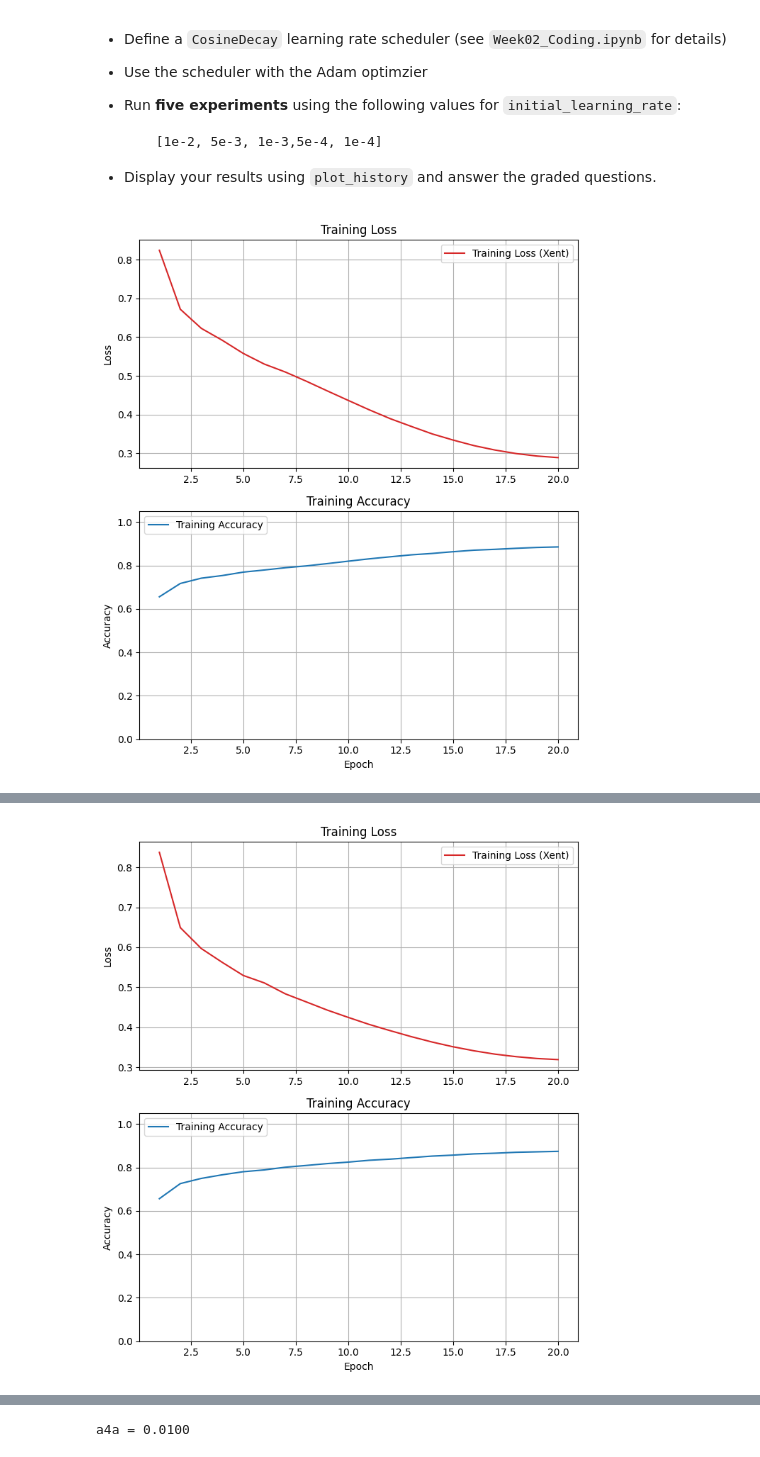
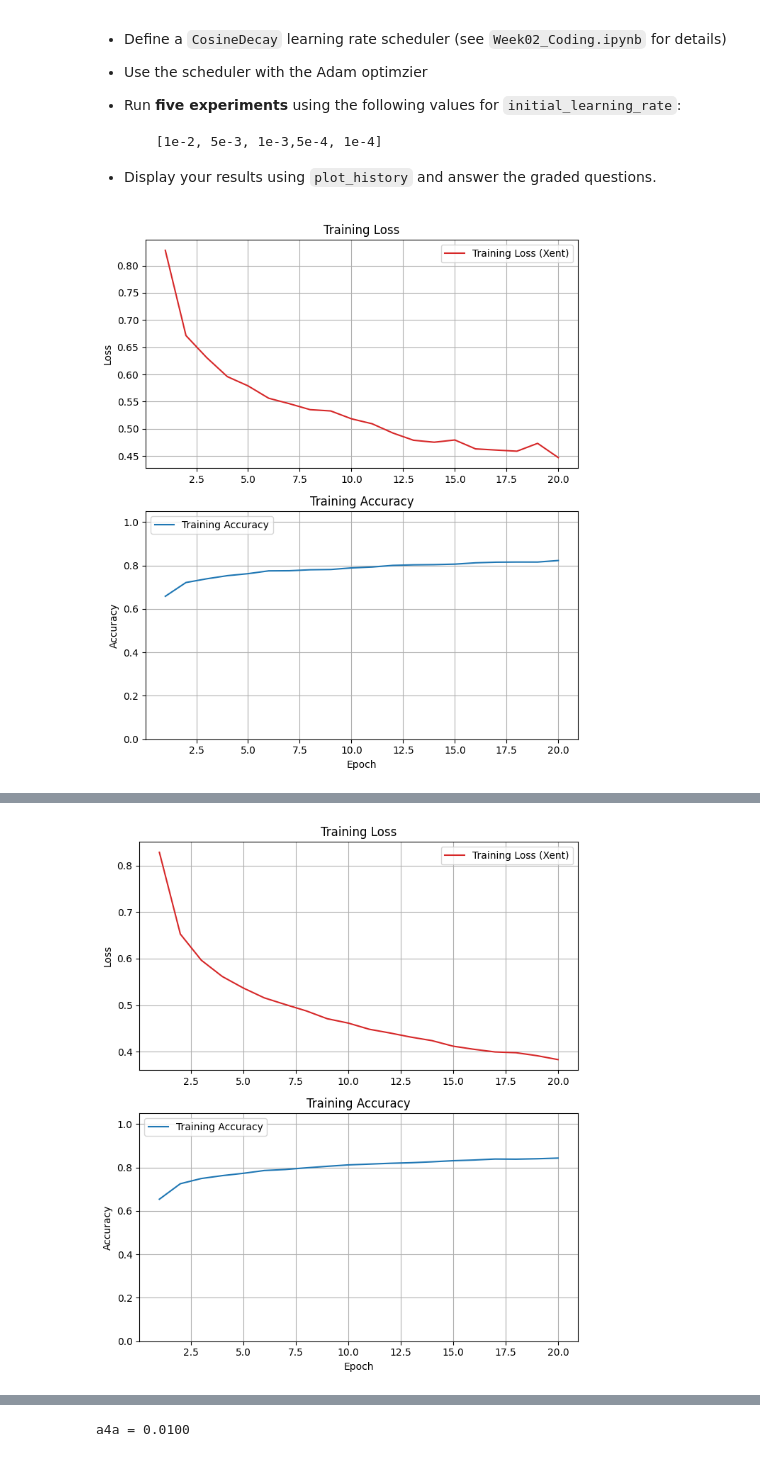
Before and after one commit to johnsahn2002/homework_02_amlai, a Jupyter notebook: Homework_02.ipynb, the cells around one changed output, grey strips where cells are left out. Cells and saved outputs as stored; diff of their text form; code cells hidden in the pictures.

```diff
--- a/Homework_02.ipynb
+++ b/Homework_02.ipynb
@@ -154,7 +155,7 @@ X_train, X_test, y_train, y_test = train_test_split(X_scaled ,y_sub, stratify=y_
 6. **Answer the graded questions**
 # %%
 # Your code here
-num_features = X_train.shape[1]
+num_features = X_train_scaled.shape[1]
 num_classes = len(np.unique(y_train))
 
 forest_cover_model = models.Sequential([
@@ -170,7 +171,7 @@ loss = 'sparse_categorical_crossentropy', metrics= ['accuracy'])
 epochs = 20
 batch_size = 32
 
-forest_cover_history = forest_cover_model.fit(X_train,
+forest_cover_history = forest_cover_model.fit(X_train_scaled,
                               y_train,
                               epochs=epochs,           # Specify the number of iterations of training
                               batch_size=batch_size,     # The mini-batch size, the default size is 32
@@ -222,7 +223,7 @@ for batch_size in batch_sizes:
     loss = 'sparse_categorical_crossentropy', metrics= ['accuracy'])
 
     history = forest_cover_model.fit(
-        X_train, y_train,
+        X_train_scaled, y_train,
         epochs=20,
         batch_size=batch_size,
         verbose=0
@@ -255,18 +267,0 @@ plt.show()
-# %%
-forest_cover_model = models.Sequential([
-        layers.Input(shape=(num_features,)),
-        layers.Dense(64, activation='relu'),
-        layers.Dense(32, activation='relu'),
-        layers.Dense(num_classes, activation='softmax')
-    ])
-forest_cover_model.compile(optimizer = Adam(learning_rate=0.0001),
-    loss = 'sparse_categorical_crossentropy', metrics= ['accuracy'])
-
-history = forest_cover_model.fit(
-        X_train, y_train,
-        epochs=20,
-        batch_size=16,
-        verbose=0
-    )
-
-plot_history(history)
@@ -324,7 +315,7 @@ for learning_rates in learning_rate:
     loss = 'sparse_categorical_crossentropy', metrics= ['accuracy'])
 
     history = forest_cover_model.fit(
-        X_train, y_train,
+        X_train_scaled, y_train,
         epochs=20,
         batch_size=32,
         verbose=0
@@ -387,34 +378,34 @@ In this problem we'll gain some experience using the Cosine Decay learning rate
 epochs = 20
 batch_size= 32
 
-steps_per_epoch = int(np.ceil(len(X_train) / batch_size))
+steps_per_epoch = int(np.ceil(len(X_train_scaled / batch_size)))
 
 total_steps = epochs * steps_per_epoch
 
 initial_learning_rates = [1e-2, 5e-3, 1e-3, 5e-4, 1e-4]
 
 for initial_lr in initial_learning_rates:
     lr_schedule = CosineDecay(
     initial_learning_rate=initial_lr,
     decay_steps=total_steps,
     alpha=0.0)
 
     forest_cover_model = models.Sequential([
         layers.Input(shape=(num_features,)),
         layers.Dense(64, activation='relu'),
         layers.Dense(32, activation='relu'),
         layers.Dense(num_classes, activation='softmax')
     ])
     forest_cover_model.compile(optimizer = Adam(learning_rate=lr_schedule),
     loss = 'sparse_categorical_crossentropy', metrics= ['accuracy'])
 
     history = forest_cover_model.fit(
-        X_train, y_train,
+        X_train_scaled, y_train,
         epochs=epochs,
         batch_size=batch_size,
         verbose=0
     )
 
     plot_history(history)
 # %% [output]
-[figure, old version]
+[figure, new version]
@@ -423 +414 @@ Final Training Accuracy: 0.8857
-[figure, old version]
+[figure, new version]
```
Also changed, not shown: parts of 21 cells of this notebook.
